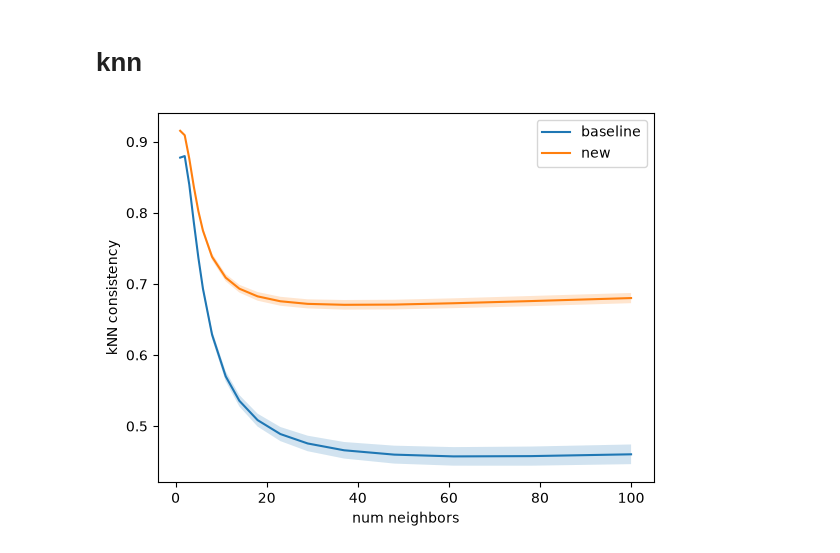
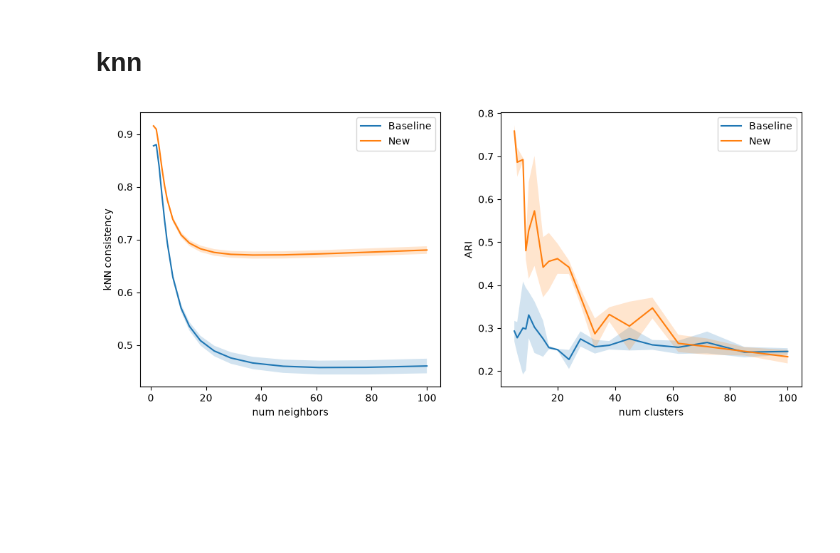
Before and after one commit to NathanSoeding/sensorium, a Jupyter notebook: analysis/paper_plots.ipynb, the cells around one changed output. Cells and saved outputs as stored; diff of their text form; code cells hidden in the pictures; blank space fills up the shorter version.

Commit message:
ari code improvements and ari plots

```diff
--- a/analysis/paper_plots.ipynb
+++ b/analysis/paper_plots.ipynb
@@ -596,7 +596,8 @@ for model in models:
     r = r.cpu()
     base_readouts.append(r)
 
-base_curve, k_range = get_knn_curve(base_readouts)
+base_knn_curve, k_range = get_knn_curve(base_readouts)
+base_ari_curve, n_range = get_ari_curve(base_readouts)
 # %%
 new_readouts = []
 for model in new_models:
@@ -605,19 +606,37 @@ for model in new_models:
     r = r.cpu()
     new_readouts.append(r)
 
-new_curve, k_range = get_knn_curve(new_readouts)
+new_knn_curve, k_range = get_knn_curve(new_readouts)
+new_ari_curve, n_range = get_ari_curve(new_readouts)
 # %%
-m, s = base_curve[0], base_curve[1]
-plt.plot(k_range, m, label='baseline')
-plt.fill_between(k_range, m - s, m + s, alpha=0.2)
+knn_curves = {
+    'Baseline': base_knn_curve,
+    'New': new_knn_curve,
+}
 
-m, s = new_curve[0], new_curve[1]
-plt.plot(k_range, m, label='new')
-plt.fill_between(k_range, m - s, m + s, alpha=0.2)
+ari_curves = {
+    'Baseline': base_ari_curve,
+    'New': new_ari_curve,
+}
 
-plt.xlabel('num neighbors')
-plt.ylabel('kNN consistency')
-plt.legend()
+fig, axs = plt.subplots(1, 2, figsize=(12, 5))
+
+def plot_curves(ax, x, curves):
+    for label, curve in curves.items():
+        m, s = np.array(curve[0]), np.array(curve[1])
+        ax.plot(x, m, label=label)
+        ax.fill_between(x, m - s, m + s, alpha=0.2)
+
+plot_curves(axs[0], k_range, knn_curves)
+axs[0].set_xlabel('num neighbors')
+axs[0].set_ylabel('kNN consistency')
+axs[0].legend()
+
+plot_curves(axs[1], n_range, ari_curves)
+axs[1].set_xlabel('num clusters')
+axs[1].set_ylabel('ARI')
+axs[1].legend()
+
 plt.show()
 # %% [output]
-[figure, old version]
+[figure, new version]
```
Also changed, not shown: 1 other file.
